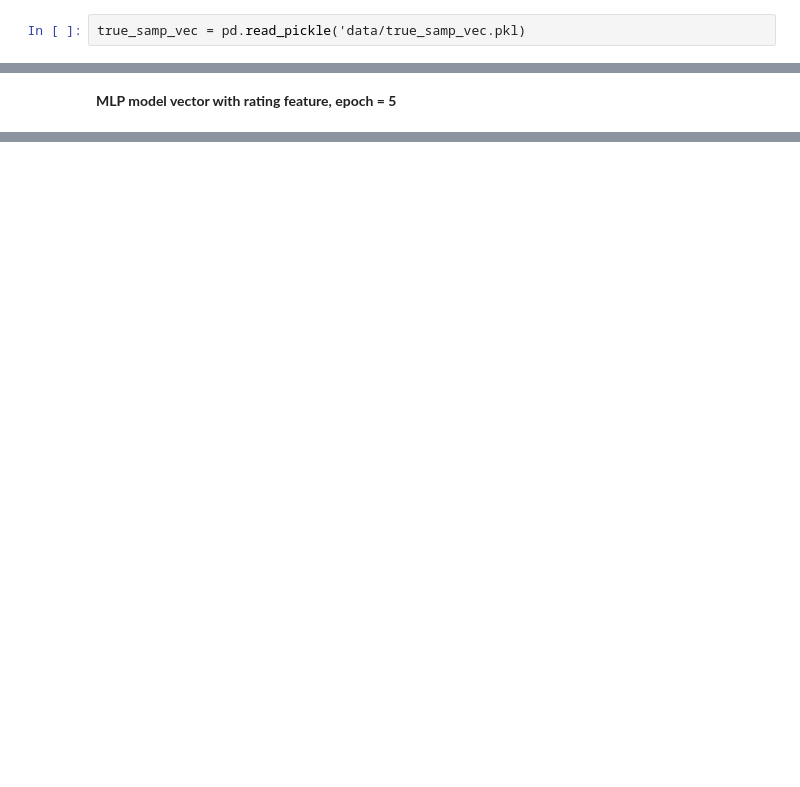
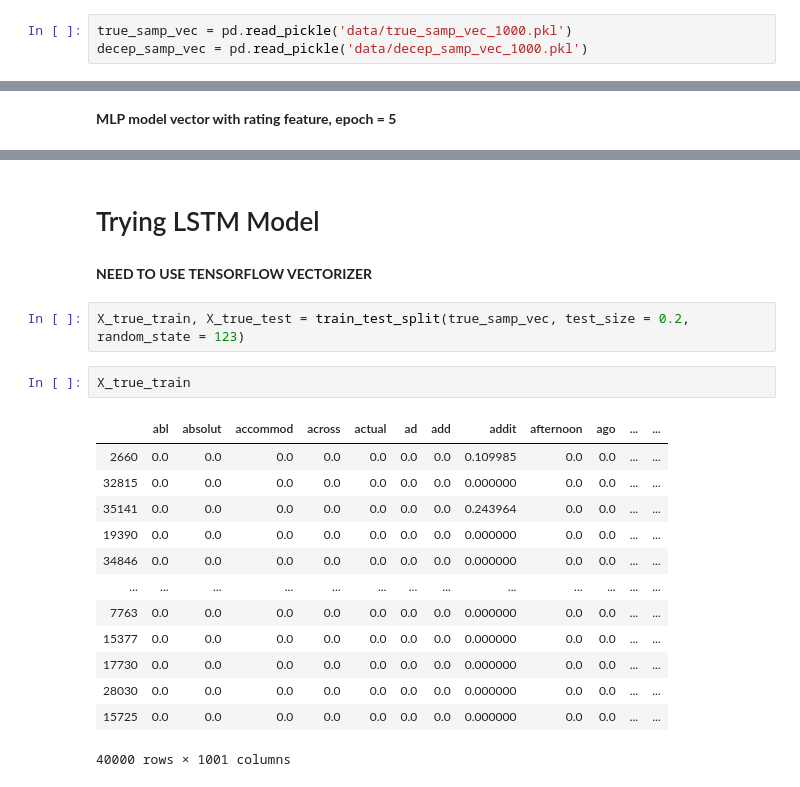
Before and after one commit to suchayarj/WhatsOnYourFace...FakeOrFact, a Jupyter notebook: AutoencoderYelp.ipynb, the cells around one changed output, grey strips where cells are left out. Saved outputs shown, nothing was run; the diff lists cells and outputs as text; blank space fills up the shorter version.

```diff
--- a/AutoencoderYelp.ipynb
+++ b/AutoencoderYelp.ipynb
@@ -179,4 +127,5 @@ decep_samp_vec.to_pickle('data/decep_samp_vec.pkl')
 # %% [markdown]
 # Vectorized frames data checkpoint
 # %%
-true_samp_vec = pd.read_pickle('data/true_samp_vec.pkl)
+true_samp_vec = pd.read_pickle('data/true_samp_vec_1000.pkl')
+decep_samp_vec = pd.read_pickle('data/decep_samp_vec_1000.pkl')
@@ -259,0 +346,22 @@ print(f"Deceptive Reviews Score (RMSE): {score3}")
+# %% [markdown]
+# Trying LSTM Model
+# %% [markdown]
+**NEED TO USE TENSORFLOW VECTORIZER**
+# %%
+X_true_train, X_true_test = train_test_split(true_samp_vec, test_size = 0.2, random_state = 123)
+# %%
+X_true_train
+# %% [output]
+|  | abl | absolut | accommod | across | actual | ad | add | addit | afternoon | ago | ... | ... |
+| 2660 | 0.0 | 0.0 | 0.0 | 0.0 | 0.0 | 0.0 | 0.0 | 0.109985 | 0.0 | 0.0 | ... | ... |
+| 32815 | 0.0 | 0.0 | 0.0 | 0.0 | 0.0 | 0.0 | 0.0 | 0.000000 | 0.0 | 0.0 | ... | ... |
+| 35141 | 0.0 | 0.0 | 0.0 | 0.0 | 0.0 | 0.0 | 0.0 | 0.243964 | 0.0 | 0.0 | ... | ... |
+| 19390 | 0.0 | 0.0 | 0.0 | 0.0 | 0.0 | 0.0 | 0.0 | 0.000000 | 0.0 | 0.0 | ... | ... |
+| 34846 | 0.0 | 0.0 | 0.0 | 0.0 | 0.0 | 0.0 | 0.0 | 0.000000 | 0.0 | 0.0 | ... | ... |
+| ... | ... | ... | ... | ... | ... | ... | ... | ... | ... | ... | ... | ... |
+| 7763 | 0.0 | 0.0 | 0.0 | 0.0 | 0.0 | 0.0 | 0.0 | 0.000000 | 0.0 | 0.0 | ... | ... |
+| 15377 | 0.0 | 0.0 | 0.0 | 0.0 | 0.0 | 0.0 | 0.0 | 0.000000 | 0.0 | 0.0 | ... | ... |
+| 17730 | 0.0 | 0.0 | 0.0 | 0.0 | 0.0 | 0.0 | 0.0 | 0.000000 | 0.0 | 0.0 | ... | ... |
+| 28030 | 0.0 | 0.0 | 0.0 | 0.0 | 0.0 | 0.0 | 0.0 | 0.000000 | 0.0 | 0.0 | ... | ... |
+| 15725 | 0.0 | 0.0 | 0.0 | 0.0 | 0.0 | 0.0 | 0.0 | 0.000000 | 0.0 | 0.0 | ... | ... |
+40000 rows × 1001 columns
```
Also changed, not shown: parts of 55 cells of this notebook.
